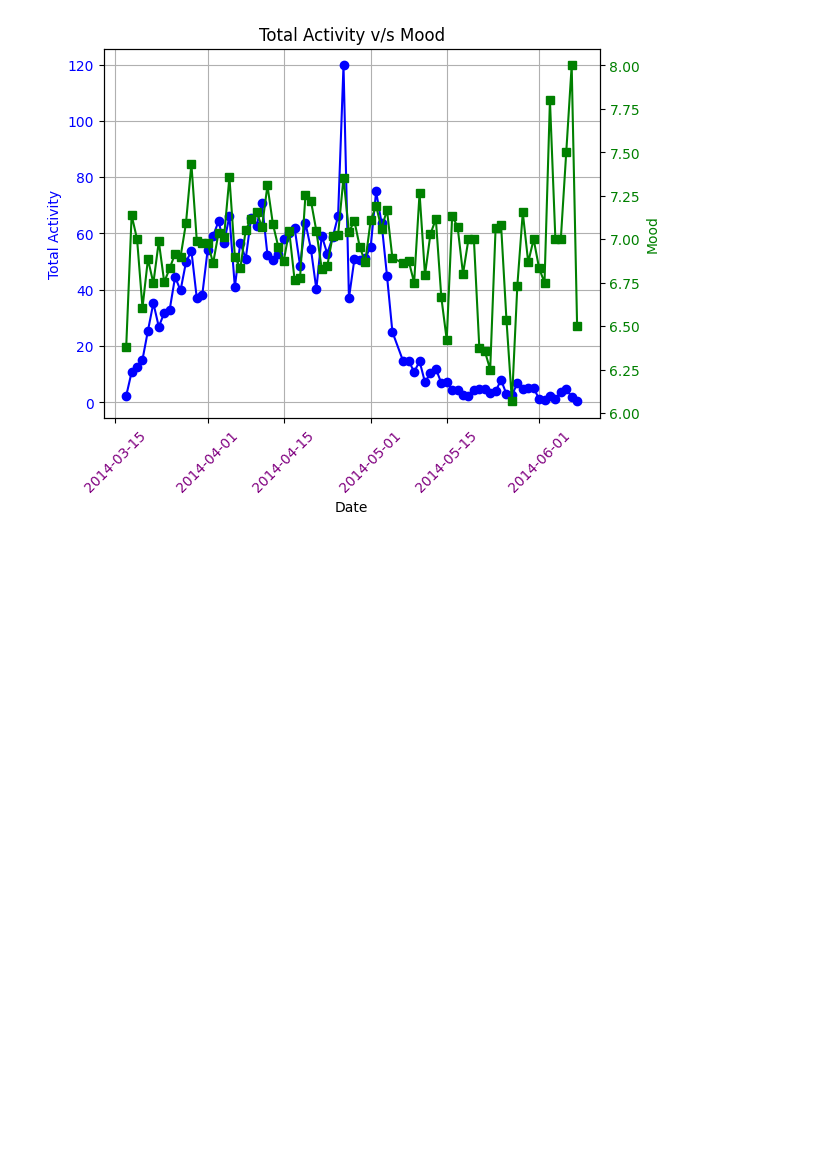
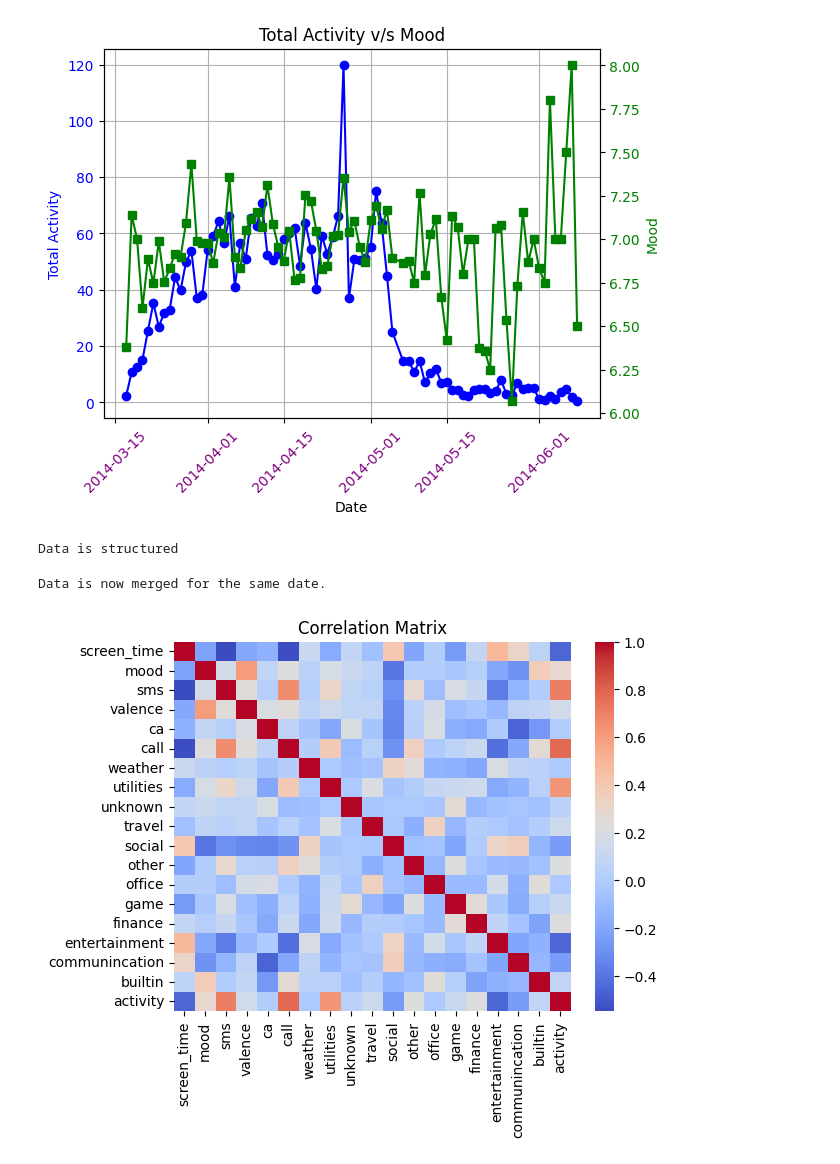
Before and after one commit to zencodess/dmt_1, a Jupyter notebook: src/eda/Data_Analysis_Final.ipynb, the cells around one changed output. Drawn from its saved outputs; the diff is of its cells as text; code cells hidden in the pictures; blank space fills up the shorter version.

```diff
--- a/src/eda/Data_Analysis_Final.ipynb
+++ b/src/eda/Data_Analysis_Final.ipynb
@@ -645,3 +645,39 @@ plt.title('Total Activity v/s Mood')
 ax1.grid(True)
 # %% [output]
 [figure]
+# %%
+import pandas as pd
+
+# Find all DataFrames in memory
+dfs = {name: obj for name, obj in globals().items() if isinstance(obj, pd.DataFrame)}
+
+
+required_df=[]
+for name, df in dfs.items():
+    if((name.startswith('total') or name.startswith('average'))and not (name.startswith('total_and'))):
+        suffix = "_".join(name.split('_')[1:])
+        if('total' in df.columns):
+            df=df.rename(columns={'total':suffix})
+            df=df.drop(['variable'],axis=1)
+        required_df.append(df)
+
+print("Data is structured")
+# %% [output]
+Data is structured
+# %%
+from functools import reduce
+
+# Merge all DataFrames on 'date' using outer join (to keep all dates)
+merged_df = reduce(lambda left, right: pd.merge(left, right, on='Date', how='outer'), required_df)
+print("Data is now merged for the same date.")
+# %% [output]
+Data is now merged for the same date.
+# %%
+import os
+import seaborn as sns
+
+sns.heatmap(merged_df.corr(numeric_only=True),cmap='coolwarm')
+plt.title("Correlation Matrix")
+plt.show()
+# %% [output]
+[figure, added]
```
Also changed, not shown: 4 other files.
